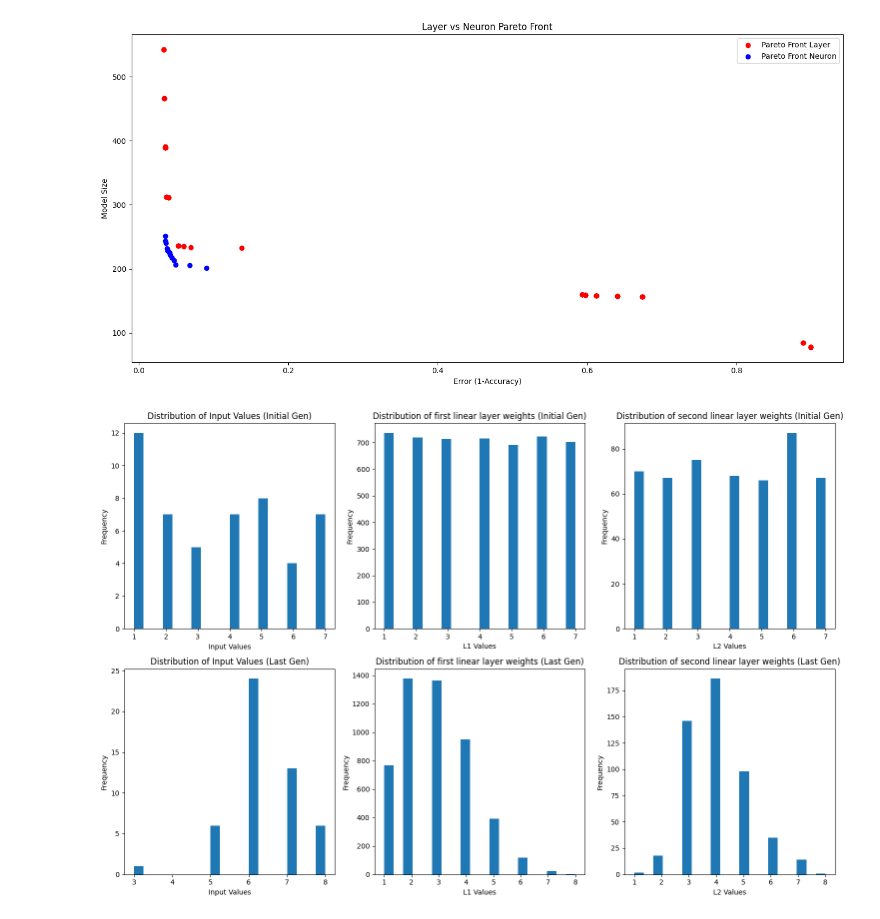
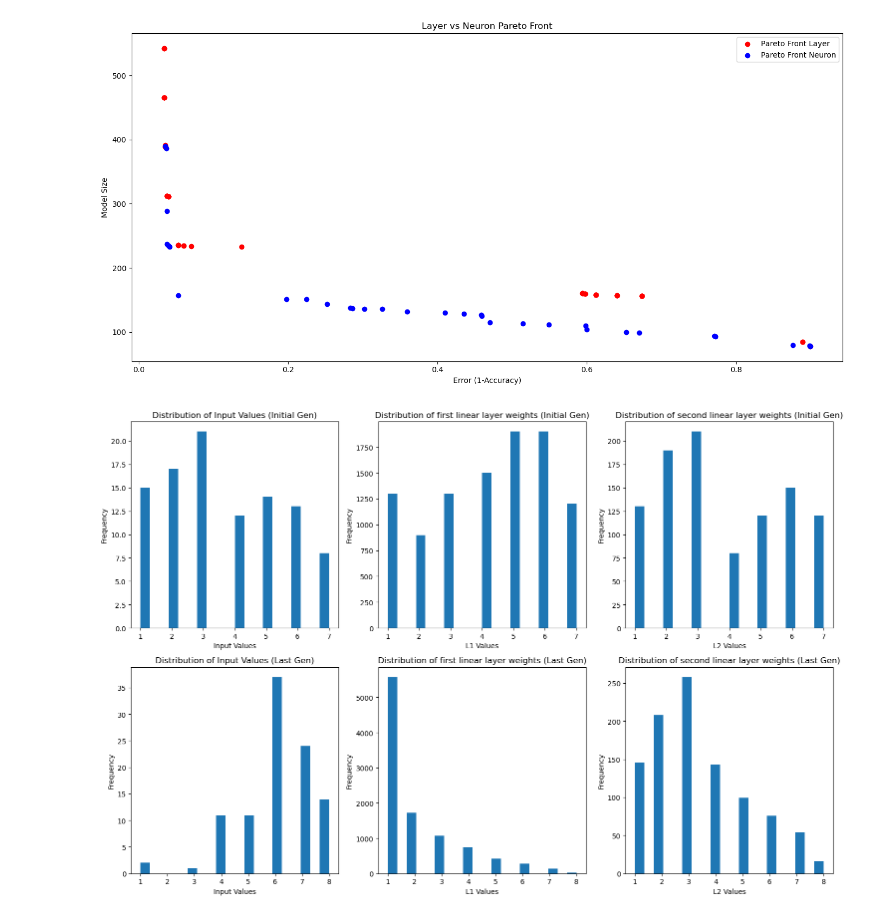
Before and after one commit to Sentz98/Neural-Network-Quantization-Bit-Optimization-via-Multi-Objective-Evolutionary-Algorithms, a Jupyter notebook: graph_plotter.ipynb, the cells around one changed output. Drawn from its saved outputs; the diff is of its cells as text; code cells hidden in the pictures.

```diff
--- a/graph_plotter.ipynb
+++ b/graph_plotter.ipynb
@@ -61,7 +61,7 @@ import numpy as np
 import matplotlib.pyplot as plt
 
 # Assuming your CSV file is named 'data.csv'
-df = pd.read_csv('/content/neuron50_20_41.csv')
+df = pd.read_csv('csv/neuron50_20_41.csv')
 
 print(df.head())
 # %% [output]
@@ -169,30 +169,30 @@ plt.show()
 # %%
-df2 = pd.read_csv('/content/nlayer50_20_69.csv')
+df2 = pd.read_csv('csv/nlayer50_20_69.csv')
 
 # Apply the function to correct the string format
 df2['Candidate'] = df2['Candidate'].apply(add_commas)
 df2['Fitness'] = df2['Fitness'].apply(add_commas)
 
 
 df2['Candidate'] = df2['Candidate'].apply(lambda x: pd.eval(x))
 df2['Fitness'] = df2['Fitness'].apply(lambda x: pd.eval(x))
 
-last_gen2 = df2[df['Generation'] == df2['Generation'].max()]
+last_gen2 = df2[df2['Generation'] == df2['Generation'].max()]
 last_gen_fitness2 = np.vstack(last_gen2['Fitness'].values)
 pareto_last2 = identify_pareto(last_gen_fitness2)
 
 plt.figure(figsize=(14, 7))
 plt.scatter(last_gen_fitness2[pareto_last2, 0], last_gen_fitness2[pareto_last2, 1], color='r', label='Pareto Front Layer')
 plt.scatter(last_gen_fitness[pareto_last, 0], last_gen_fitness[pareto_last, 1], color='b', label='Pareto Front Neuron')
 plt.xlabel('Error (1-Accuracy)')
 plt.ylabel('Model Size')
 plt.title('Layer vs Neuron Pareto Front')
 plt.legend()
 
 plt.tight_layout()
 plt.show()
 # %% [output]
-[figure, old version]
+[figure, new version]
 # %%
 # Extract the first generation data
 ini_gen = df[df['Generation'] == df['Generation'].min()]
@@ -245,4 +245,4 @@ plt.title('Distribution of second linear layer weights (Last Gen)')
 plt.tight_layout()
 plt.show()
 # %% [output]
-[figure, old version]
+[figure, new version]
```
Also changed, not shown: parts of 6 cells of this notebook, 2 other files.
